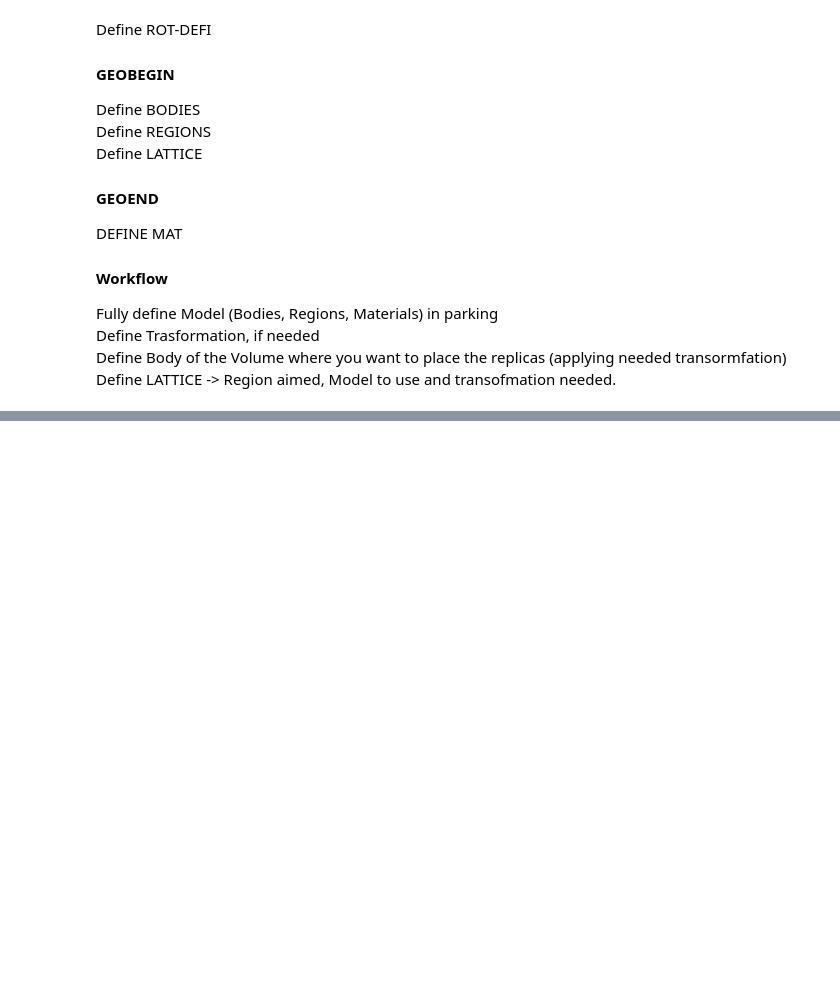
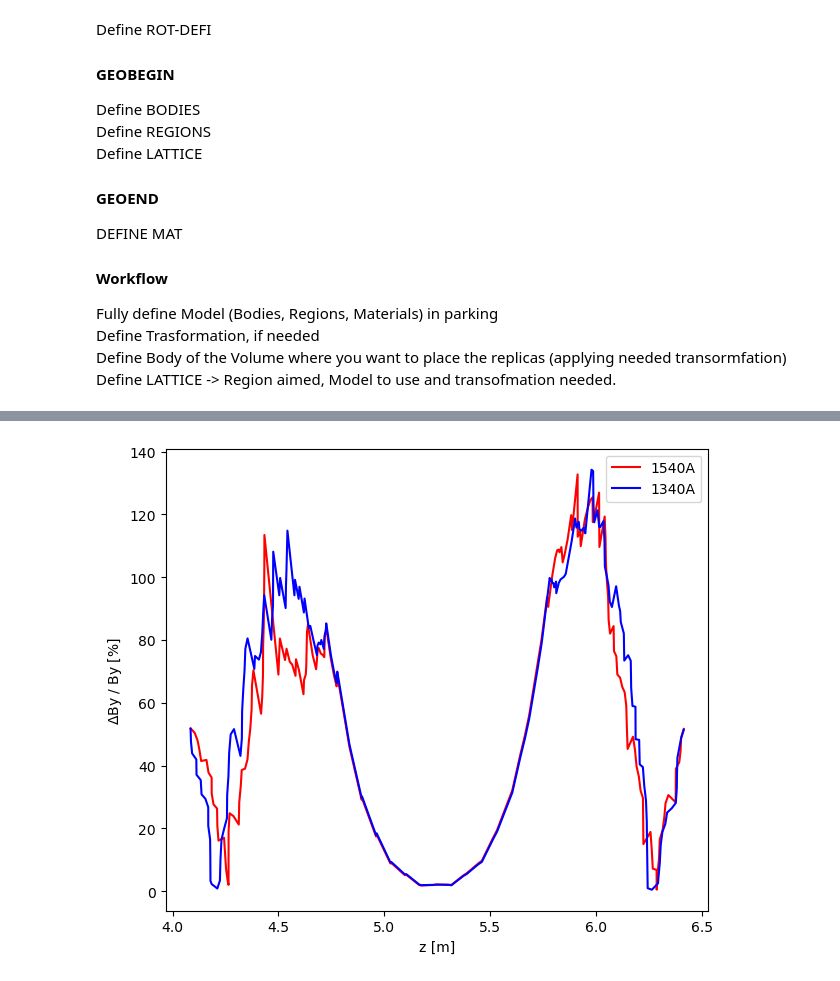
Before and after one commit to JulienHIEGEL/ESSnuSB---Target-Station, a Jupyter notebook: Generation_Target_Station.ipynb, the cells around one changed output, grey strips where cells are left out. Cells and saved outputs as stored; diff of their text form; code cells hidden in the pictures; blank space fills up the shorter version.

```diff
--- a/Generation_Target_Station.ipynb
+++ b/Generation_Target_Station.ipynb
@@ -118,0 +199,14 @@ Define LATTICE -> Region aimed, Model to use and transofmation needed.
+# %%
+plt.figure(figsize=(7,6))
+
+
+plt.plot(x_data1540, 100 * np.abs(y_data1540 - y_fit1540)/y_data1540, "r", markersize = 10, label="1540A")
+plt.plot(x_data1340, 100 * np.abs(y_data1340 - y_fit1340)/y_data1340, "b", markersize = 10, label="1340A")
+
+plt.legend()
+plt.xlabel("z [m]")
+plt.ylabel(r"$\Delta$By / By [%]")
+
+plt.show()
+# %% [output]
+[figure, added]
```
Also changed, not shown: parts of 6 cells of this notebook, 20 other files.
